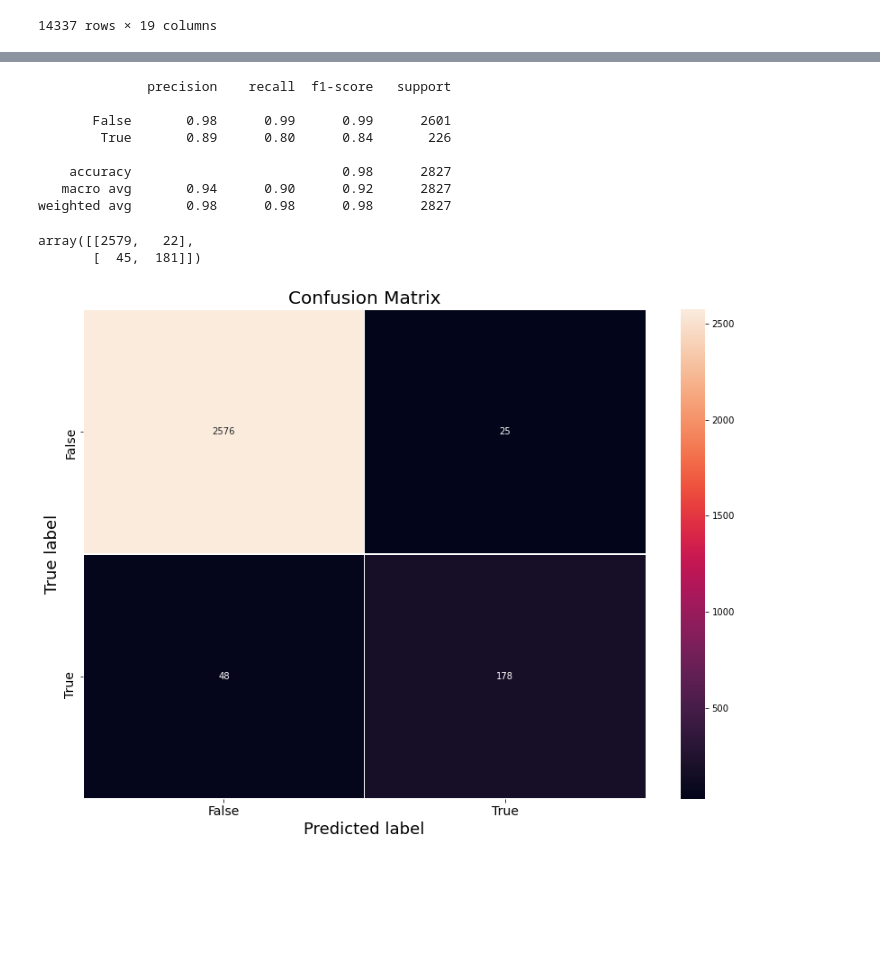
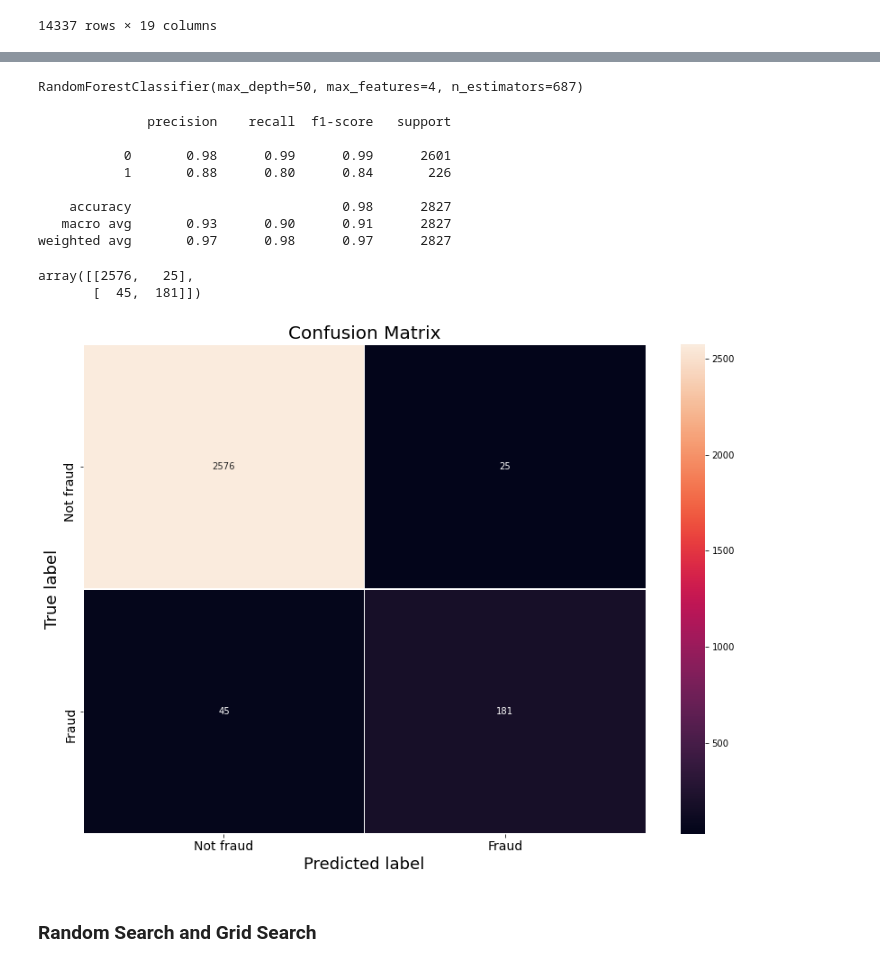
Before and after one commit to thejoshchow/fraud-detection, a Jupyter notebook: src/Aydin EDA/EDA.ipynb, the cells around one changed output, grey strips where cells are left out. Saved outputs shown, nothing was run; the diff lists cells and outputs as text; code cells hidden in the pictures; blank space fills up the shorter version.

Commit message:
added Grid Search

```diff
--- a/src/Aydin EDA/EDA.ipynb
+++ b/src/Aydin EDA/EDA.ipynb
@@ -81,7 +82,7 @@ spammer_web             2
 spammer                 1
 Name: acct_type, dtype: int64
 # %%
-data['is_fraud'] = data['acct_type'].apply(lambda x: True if 'fraud' in x else False)
+data['is_fraud'] = data['acct_type'].apply(lambda x: 1 if 'fraud' in x else 0)
 # %%
 data.is_fraud.value_counts()
 # %% [output]
@@ -397,3 +397,0 @@ X_train, X_test, y_train, y_test = train_test_split(X, y, test_size=0.2, random_
-# %%
-clf = RandomForestClassifier(n_estimators=100)
-clf.fit(X_train, y_train)
@@ -402,20 +413,25 @@ RandomForestClassifier()
+# %%
+rf = RandomForestClassifier(n_estimators=687, max_features=4, max_depth=50) # n_estimators=687, max_features=4, max_depth=50
+rf.fit(X_train, y_train)
+# %% [output]
+RandomForestClassifier(max_depth=50, max_features=4, n_estimators=687)
 # %%
-y_pred=clf.predict(X_test)
+y_pred=rf.predict(X_test)
 # %%
 print(classification_report(y_test, y_pred))
 # %% [output]
               precision    recall  f1-score   support
 
-       False       0.98      0.99      0.99      2601
-        True       0.89      0.80      0.84       226
+           0       0.98      0.99      0.99      2601
+           1       0.88      0.80      0.84       226
 
     accuracy                           0.98      2827
-   macro avg       0.94      0.90      0.92      2827
-weighted avg       0.98      0.98      0.98      2827
+   macro avg       0.93      0.90      0.91      2827
+weighted avg       0.97      0.98      0.97      2827
 # %%
 confusion_matrix(y_test, y_pred)
 # %% [output]
-array([[2579,   22],
+array([[2576,   25],
        [  45,  181]])
 # %%
 def confmat(true_labels, predicted_labels, columns, colour ='magma_r', size = (14,7)):
@@ -435,6 +451,8 @@ def confmat(true_labels, predicted_labels, columns, colour ='magma_r', size = (1
     plt.show()
     return fig
 # %%
-ax=confmat(y_test, y_pred,[False, True])
+ax=confmat(y_test, y_pred,['Not fraud', 'Fraud'])
 # %% [output]
-[figure, old version]
+[figure, new version]
+# %% [markdown]
+### Random Search and Grid Search
```
Also changed, not shown: parts of 19 cells of this notebook.
